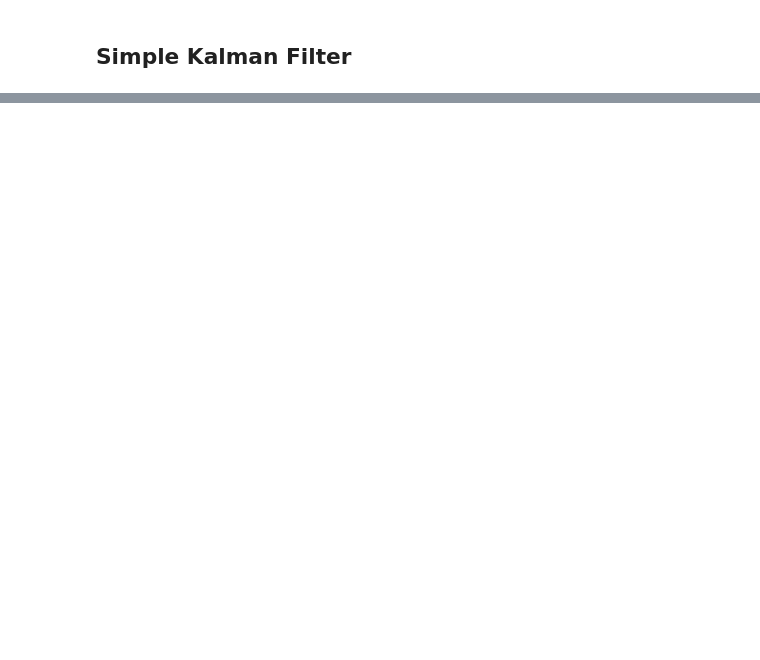
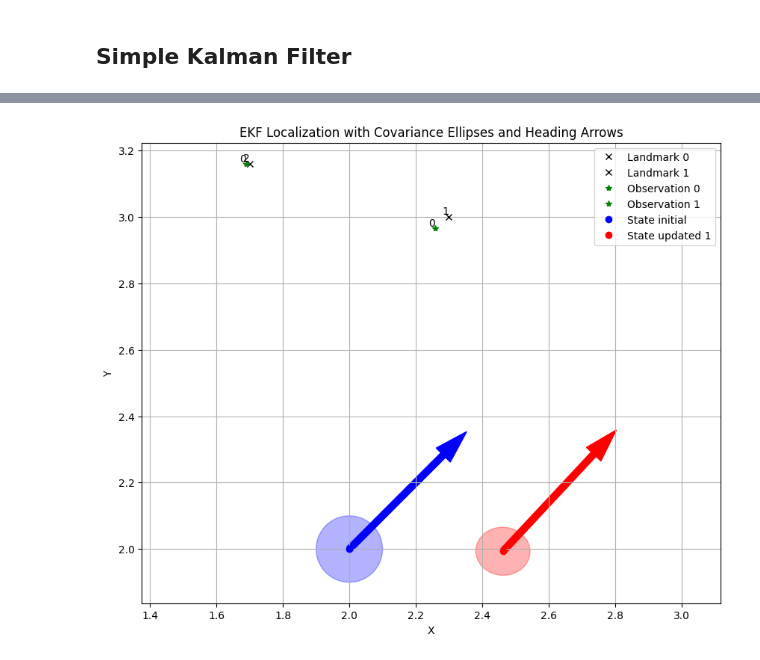
Before and after one commit to ronrio/nours-notebooks, a Jupyter notebook: nbs/02_Kalman_filter.ipynb, the cells around one changed output, grey strips where cells are left out. Drawn from its saved outputs; the diff is of its cells as text; code cells hidden in the pictures; blank space fills up the shorter version.

```diff
--- a/nbs/02_Kalman_filter.ipynb
+++ b/nbs/02_Kalman_filter.ipynb
@@ -453,9 +23,0 @@ KF = KalmanFilter(transition_matrix = A,
-# %%
-for i in range(10):
-    print('iter # {}'.format(i))
-    print('Init State: {}'.format(KF.x))
-    KF.predict()
-    print('State after prediction: {}'.format(KF.x))
-    KF.update()
-    print('Kalman Gain: {}'.format(KF.K))
-    print('State after correction: {}'.format(KF.x))
@@ -555,0 +823,69 @@ for i in range(10):
+# %%
+import matplotlib.pyplot as plt
+from matplotlib.patches import Ellipse
+import numpy as np
+import numpy.linalg as linalg
+import math
+
+# Function to plot state with covariance ellipse
+def plot_state_with_covariance(mu, sigma, color='blue', label='inital'):
+    # Plot state position
+    plt.plot(mu[0], mu[1], 'o', color=color, label='State {}'.format(label))
+    U,s,v = linalg.svd(sigma[:2,:2])
+    angle = math.atan2(U[1,0],U[0,0])
+
+    width  = math.sqrt(s[0]) * 2
+    height = math.sqrt(s[1]) * 2
+
+    ellipse = Ellipse((mu[0], mu[1]), width=width, height=height,
+                      angle=angle, color=color, alpha=0.3)
+    plt.gca().add_patch(ellipse)
+
+    # Add arrow to indicate heading
+    arrow = plt.Arrow(mu[0], mu[1], 0.5 * np.cos(mu[2]), 0.5 * np.sin(mu[2]), color=color, width=0.1)
+    plt.gca().add_patch(arrow)
+
+# Function to plot the state and observations with ellipses representing covariances and arrows indicating the heading
+def plot_ekf_with_covariance_arrows(mu, sigma, mu_updated, sigma_updated, landmarks, observations):
+    plt.figure(figsize=(10, 8))
+
+    # Plot landmarks
+    for idx, landmark in enumerate(landmarks):
+        plt.plot(landmark[0], landmark[1], 'kx', label='Landmark {}'.format(idx))
+        plt.text(landmark[0], landmark[1], int(landmark[2]), verticalalignment='bottom', horizontalalignment='right')
+
+    # Plot observations
+    for idx, observation in enumerate(observations):
+        # Convert polar coordinates to Cartesian coordinates
+        x = mu[0] + observation[0] * np.cos(observation[1] + mu[2])
+        y = mu[1] + observation[0] * np.sin(observation[1] + mu[2])
+        plt.plot(x, y, 'g*', label='Observation {}'.format(idx))
+        plt.text(x, y, int(observation[2]), verticalalignment='bottom', horizontalalignment='right')
+
+    # Plot initial state with covariance ellipse
+    plot_state_with_covariance(mu, sigma, color='blue', label='initial')
+
+    # Plot updated state with covariance ellipse
+    plot_state_with_covariance(mu_updated, sigma_updated, color='red', label='updated 1')
+
+    plt.legend()
+    plt.title('EKF Localization with Covariance Ellipses and Heading Arrows')
+    plt.xlabel('X')
+    plt.ylabel('Y')
+    plt.grid(True)
+    plt.axis('equal')  # Ensure equal aspect ratio
+    plt.show()
+
+# Convert observations to Cartesian coordinates
+def observation_to_cartesian(observation, robot_state):
+    range_, bearing, _ = observation
+    x_robot, y_robot, theta_robot = robot_state
+    x_observation = x_robot + range_ * np.cos(bearing + theta_robot)
+    y_observation = y_robot + range_ * np.sin(bearing + theta_robot)
+    return x_observation, y_observation
+
+# Call the plot function with covariance ellipses and arrows
+# mu_updated, sigma_updated = ekf_localization(mu_updated, sigma_updated, u, zs, m, R, Q)
+plot_ekf_with_covariance_arrows(mu, sigma, mu_updated, sigma_updated, m, zs)
+# %% [output]
+[figure, added]
```
Also changed, not shown: parts of 31 cells of this notebook, 9 other files.
